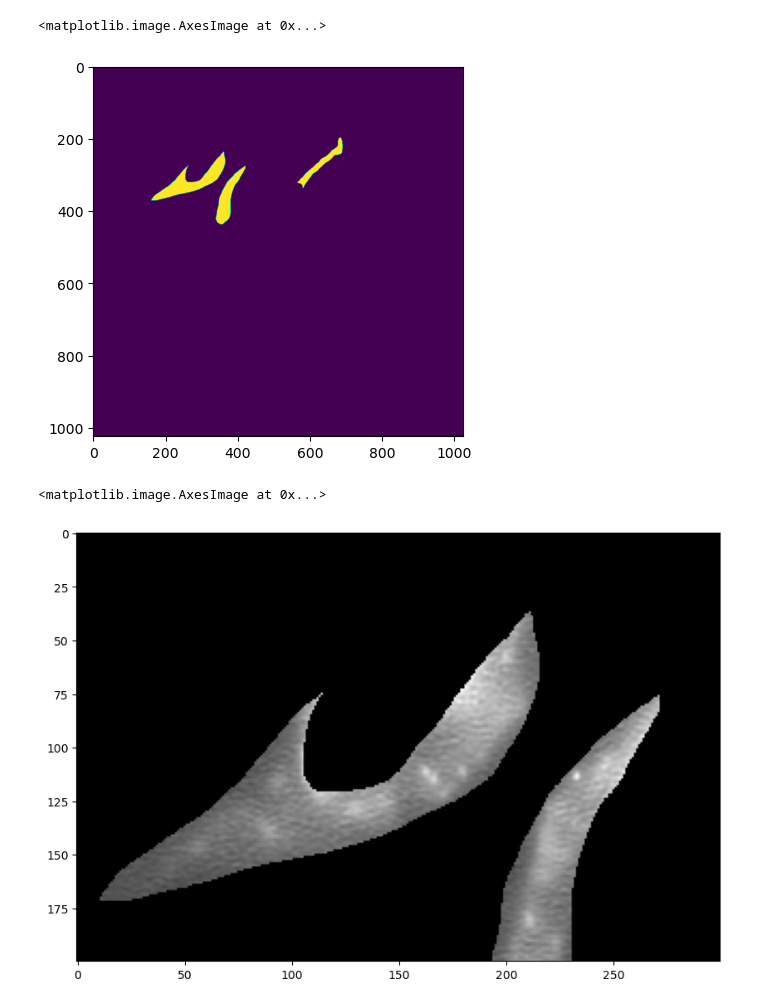
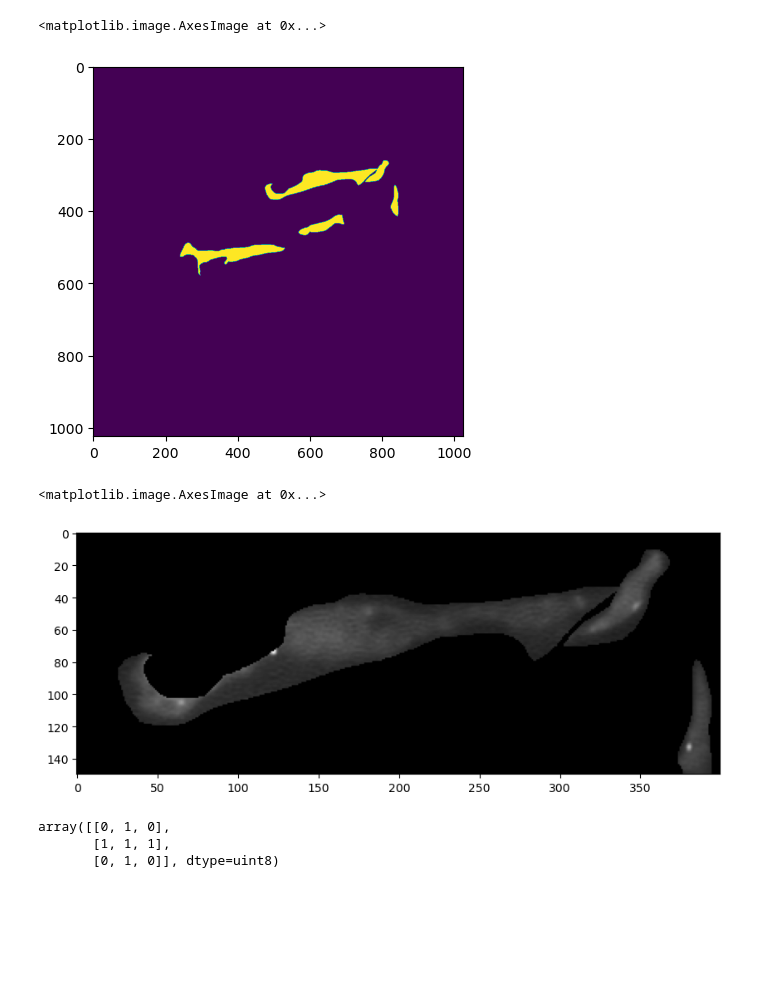
Before and after one commit to fmi-basel/singlemolecule-tracking, a Jupyter notebook: runs/2023-05-30_develop_spot-detection/spot_detection.ipynb, the cells around one changed output. Saved outputs shown, nothing was run; the diff lists cells and outputs as text; code cells hidden in the pictures; blank space fills up the shorter version.

```diff
--- a/runs/2023-05-30_develop_spot-detection/spot_detection.ipynb
+++ b/runs/2023-05-30_develop_spot-detection/spot_detection.ipynb
@@ -14,3 +13,5 @@ image = imread('/Volumes/gchao/bamfaile/Analysis/TUBB2B-KI/Batch20230223/D15/TUB
+# %%
+image = imread('/Users/abamford/Desktop/skimage-napari-tutorial/100tp_561-100-50ms-1000g_10_conf561_merged.tif')
 # %%
 denoised_img = image[:, 0]
 raw_img = image[:, 1]
@@ -19,18 +18,20 @@ mask = imread('/Volumes/gchao/bamfaile/Analysis/TUBB2B-KI/Batch20230223/D15/TUBB
+# %%
+mask = imread('/Users/abamford/Desktop/skimage-napari-tutorial/100tp_561-100-50ms-1000g_10_conf561_merged_ROI1-5.tif')
 # %%
 plt.imshow(mask > 0)
 # %% [output]
 <matplotlib.image.AxesImage at 0x...>
-[figure, old version]
+[figure, new version]
 # %%
 # Mask out foreground (mask > 0) --> go from instance segmentation to semantic segmentation (fg vs bg)
 masked_cells = denoised_img * (mask > 0)
 # %%
-frame = 80
+frame = 82
 plt.figure(figsize=(10,10))
-plt.imshow(masked_cells[frame, 200:400,150:450], cmap='gray')
+plt.imshow(masked_cells[frame, 250:400,450:850], cmap='gray')
 # %% [output]
 <matplotlib.image.AxesImage at 0x...>
-[figure, old version]
+[figure, new version]
 # %%
 from skimage.morphology import disk
 # %%
@@ -38,6 +39,12 @@ from skimage.morphology import disk
 threshold = int(np.std(denoised_img[frame, mask > 0]))
 spots = h_maxima(image=denoised_img[frame], footprint=disk(1), h=threshold)
 spots = spots * (mask > 0)
+# %%
+disk(1)
+# %% [output]
+array([[0, 1, 0],
+       [1, 1, 1],
+       [0, 1, 0]], dtype=uint8)
 # %%
 from matplotlib.colors import ListedColormap
 spot_cmap = ListedColormap([[0, 0, 0, 0], [1, 0, 0, 1]])
```
Also changed, not shown: parts of 15 cells of this notebook.
